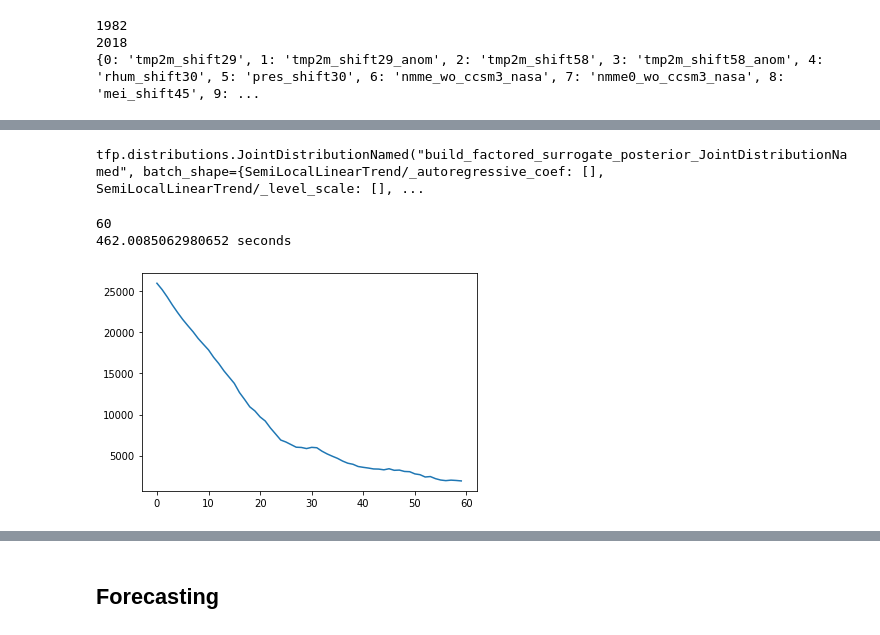
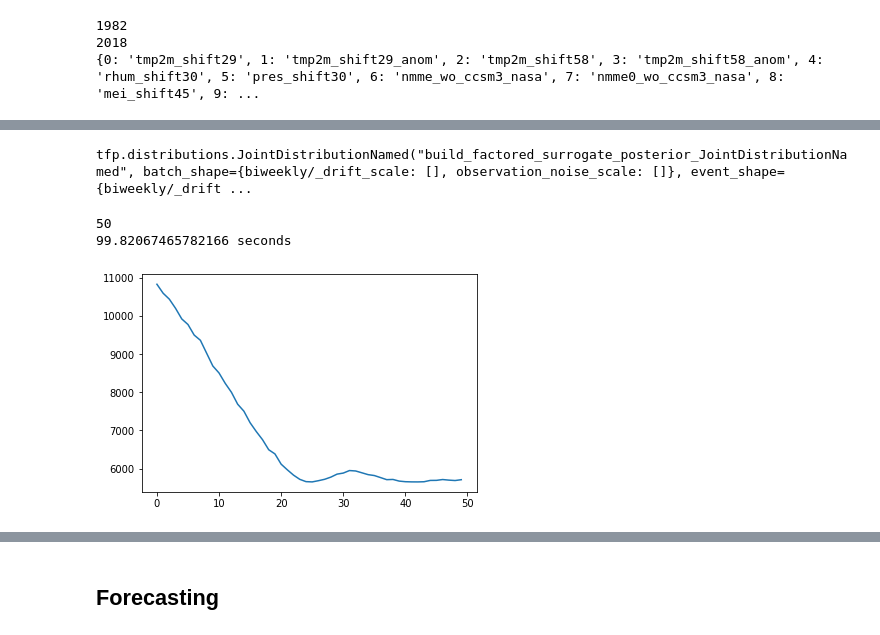
Before and after one commit to dxyang/ssr, a Jupyter notebook: STS.ipynb, the cells around one changed output, grey strips where cells are left out. Drawn from its saved outputs; the diff is of its cells as text; code cells hidden in the pictures.

Commit message:
sts biweekly

```diff
--- a/STS.ipynb
+++ b/STS.ipynb
@@ -119,35 +121,42 @@ plt.plot(dates_train[-1000:], Y_train[-1000:])
 # %%
 def build_model(observed_time_series):
+    weekly = tfp.sts.Seasonal(
+        num_seasons=26,
+        observed_time_series=observed_time_series,
+        num_steps_per_season=14,
+        name='biweekly'
+    )
 #     seasonal = tfp.sts.Seasonal(
 #         num_seasons=4,
 #         observed_time_series=observed_time_series,
 #         num_steps_per_season=91,
 #         name='seasonal'
 #     )
-    monthly = tfp.sts.Seasonal(
-        num_seasons=12,
-        observed_time_series=observed_time_series,
-        num_steps_per_season=[31, 28, 31, 30, 30, 31, 31, 31, 30, 31, 30, 31],
-        drift_scale_prior=tfd.LogNormal(loc=-1., scale=0.1),
-        initial_effect_prior=tfd.Normal(loc=0., scale=5.),
-        name='month_of_year',
-    )
-#     features_effect = tfp.sts.LinearRegression(
-#         design_matrix=other_features - np.mean(other_features),
-#         name='other_fehthhhhhhhhhhhatures'
+#     monthly = tfp.sts.Seasonal(
+#         num_seasons=12,
+#         observed_time_series=observed_time_series,
+#         num_steps_per_season=[31, 28, 31, 30, 30, 31, 31, 31, 30, 31, 30, 31],
+#         drift_scale_prior=tfd.LogNormal(loc=-1., scale=0.1),
+#         initial_effect_prior=tfd.Normal(loc=0., scale=5.),
+#         name='month_of_year',
+#     )
+#     features_effect = tfp.sts.DynamicLinearRegression(
+#         design_matrix=X - np.mean(X),
+#         name='other_features'
 #     )
 #     autoregressive = tfp.sts.Autoregressive(
 #         order=1,
 #         observed_time_series=observed_time_series,
 #         name='autoregressive'
 #     )
-    semilocal = tfp.sts.SemiLocalLinearTrend()
+#     semilocal = tfp.sts.SemiLocalLinearTrend()
     model = tfp.sts.Sum([
-#             seasonal,
-        monthly,
-#             features_effect,
-#             autoregressive
-        semilocal
+        weekly
+#         seasonal,
+#         monthly,
+#         features_effect,
+#         autoregressive
+#         semilocal
 
         ],
         observed_time_series=observed_time_series
@@ -159,32 +168,32 @@ temperature_model = build_model(Y_train)
 variational_posteriors = tfp.sts.build_factored_surrogate_posterior(model=temperature_model)
 print(variational_posteriors)
 # %% [output]
-tfp.distributions.JointDistributionNamed("build_factored_surrogate_posterior_JointDistributionNamed", batch_shape={SemiLocalLinearTrend/_autoregressive_coef: [], SemiLocalLinearTrend/_level_scale: [], ...
+tfp.distributions.JointDistributionNamed("build_factored_surrogate_posterior_JointDistributionNamed", batch_shape={biweekly/_drift_scale: [], observation_noise_scale: []}, event_shape={biweekly/_drift ...
 # %%
 # Allow external control of optimization to reduce test runtimes.
-num_variational_steps = 60
+num_variational_steps = 50
 print(num_variational_steps)
 
 optimizer = tf.optimizers.Adam(learning_rate=.1)
 
 # Using fit_surrogate_posterior to build and optimize the variational loss function.
 @tf.function(experimental_compile=True)
 def train():
   elbo_loss_curve = tfp.vi.fit_surrogate_posterior(
     target_log_prob_fn=temperature_model.joint_log_prob(
         observed_time_series=Y_train),
     surrogate_posterior=variational_posteriors,
     optimizer=optimizer,
     num_steps=num_variational_steps)
   return elbo_loss_curve
 
 start = time.time()
 elbo_loss_curve = train()
 end = time.time()
 print(f"{end - start} seconds")
 plt.plot(elbo_loss_curve)
 plt.show()
 # %% [output]
-60
-462.0085062980652 seconds
+50
+99.82067465782166 seconds
-[figure, old version]
+[figure, new version]
```
Also changed, not shown: parts of 15 cells of this notebook.
